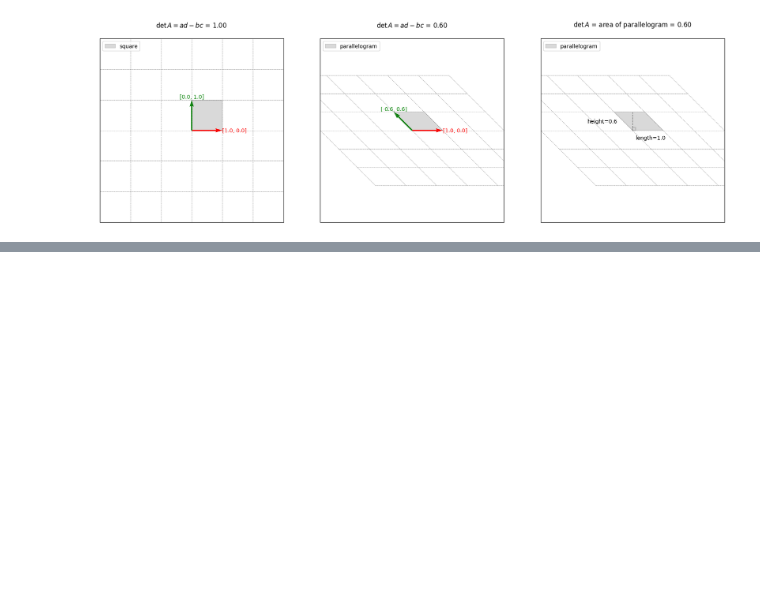
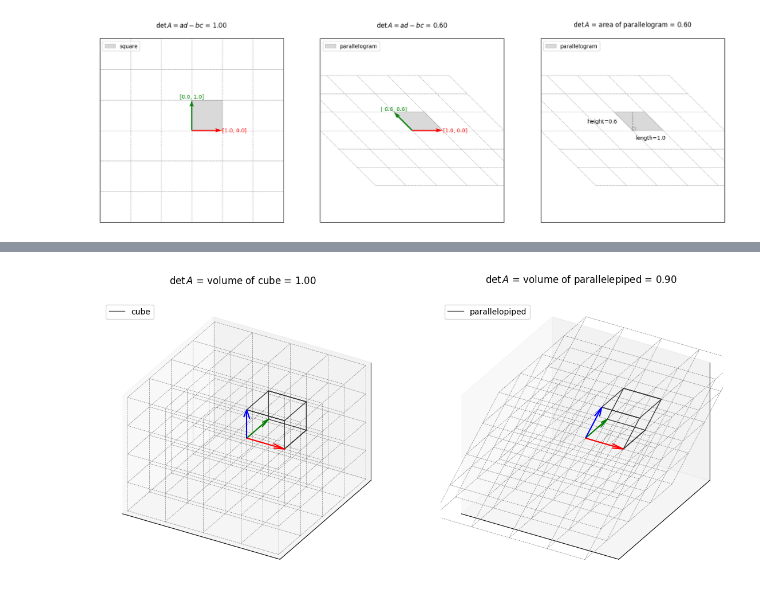
Before and after one commit to PARKCHEOLHEE-lab/intuitive-understanding-of-linear-algebra, a Jupyter notebook: intuitive_understanding_of_linear_algebra/notebooks/determinant.ipynb, the cells around one changed output, grey strips where cells are left out. Drawn from its saved outputs; the diff is of its cells as text; code cells hidden in the pictures; blank space fills up the shorter version.

```diff
--- a/intuitive_understanding_of_linear_algebra/notebooks/determinant.ipynb
+++ b/intuitive_understanding_of_linear_algebra/notebooks/determinant.ipynb
@@ -114,0 +107,90 @@ array([[ 0. ,  0. ],
+# %%
+add_path()
+from intuitive_understanding_of_linear_algebra.src import utils
+import matplotlib.pyplot as plt
+import numpy as np
+
+fig = plt.figure(figsize=(14, 7))
+
+ax1 = fig.add_subplot(121, projection='3d')
+ax1.set_proj_type("ortho")
+
+xlim = (-2, 2)
+ylim = (-2, 2)
+zlim = (-2, 2)
+
+basis = np.array(
+    [
+        [1, 0, 0],
+        [0, 1, 0],
+        [0, 0, 1],
+    ]
+).astype(float)
+
+cube = np.array(
+    [
+        [0, 0, 0],
+        [1, 0, 0],
+        [1, 1, 0],
+        [0, 1, 0],
+        [0, 0, 0],
+        [0, 0, 1],
+        [1, 0, 1],
+        [1, 1, 1],
+        [0, 1, 1],
+        [0, 0, 1],
+        [1, 0, 1],
+        [1, 0, 0],
+        [1, 1, 0],
+        [1, 1, 1],
+        [0, 1, 1],
+        [0, 1, 0]
+    ]
+)
+
+utils.plot_full_custom_3d_grid(ax1, basis.T, xlim, ylim, zlim)
+ax1.set_title("$\\det A$ = volume of cube = $1.00$ \n")
+ax1.plot(cube[:, 0], cube[:, 1], cube[:, 2], color="black", label="cube", alpha=0.7, linewidth=1)
+ax1.quiver(0, 0, 0, basis[0][0], basis[1][0], basis[2][0], color="r")
+ax1.quiver(0, 0, 0, basis[0][1], basis[1][1], basis[2][1], color="g")
+ax1.quiver(0, 0, 0, basis[0][2], basis[1][2], basis[2][2], color="b")
+ax1.set_xlim(xlim)
+ax1.set_ylim(ylim)
+ax1.set_zlim(zlim)
+ax1.set_xticks([])
+ax1.set_yticks([])
+ax1.set_zticks([])
+ax1.set_aspect("auto")
+ax1.legend(loc="upper left")
+
+ax2 = fig.add_subplot(122, projection='3d')
+ax2.set_proj_type("ortho")
+
+matrix_a = np.array(
+    [
+        [1, 0, 0.2],
+        [0, 1, 0.4],
+        [0, 0, 0.9]
+    ]
+)
+
+parallelepiped = cube @ matrix_a.T
+
+utils.plot_full_custom_3d_grid(ax2, matrix_a.T, xlim, ylim, zlim)
+ax2.set_title("$\\det A$ = volume of parallelepiped = ${:.2f}$ \n".format(np.linalg.det(matrix_a)))
+ax2.plot(parallelepiped[:, 0], parallelepiped[:, 1], parallelepiped[:, 2], color="black", label="parallelopiped", alpha=0.7, linewidth=1)
+ax2.quiver(0, 0, 0, matrix_a[0][0], matrix_a[1][0], matrix_a[2][0], color="r")
+ax2.quiver(0, 0, 0, matrix_a[0][1], matrix_a[1][1], matrix_a[2][1], color="g")
+ax2.quiver(0, 0, 0, matrix_a[0][2], matrix_a[1][2], matrix_a[2][2], color="b")
+ax2.set_xlim(xlim)
+ax2.set_ylim(ylim)
+ax2.set_zlim(zlim)
+ax2.set_xticks([])
+ax2.set_yticks([])
+ax2.set_zticks([])
+ax2.set_aspect("auto")
+ax2.legend(loc="upper left")
+
+plt.show()
+# %% [output]
+[figure, added]
```
Also changed, not shown: parts of 1 cell of this notebook.
